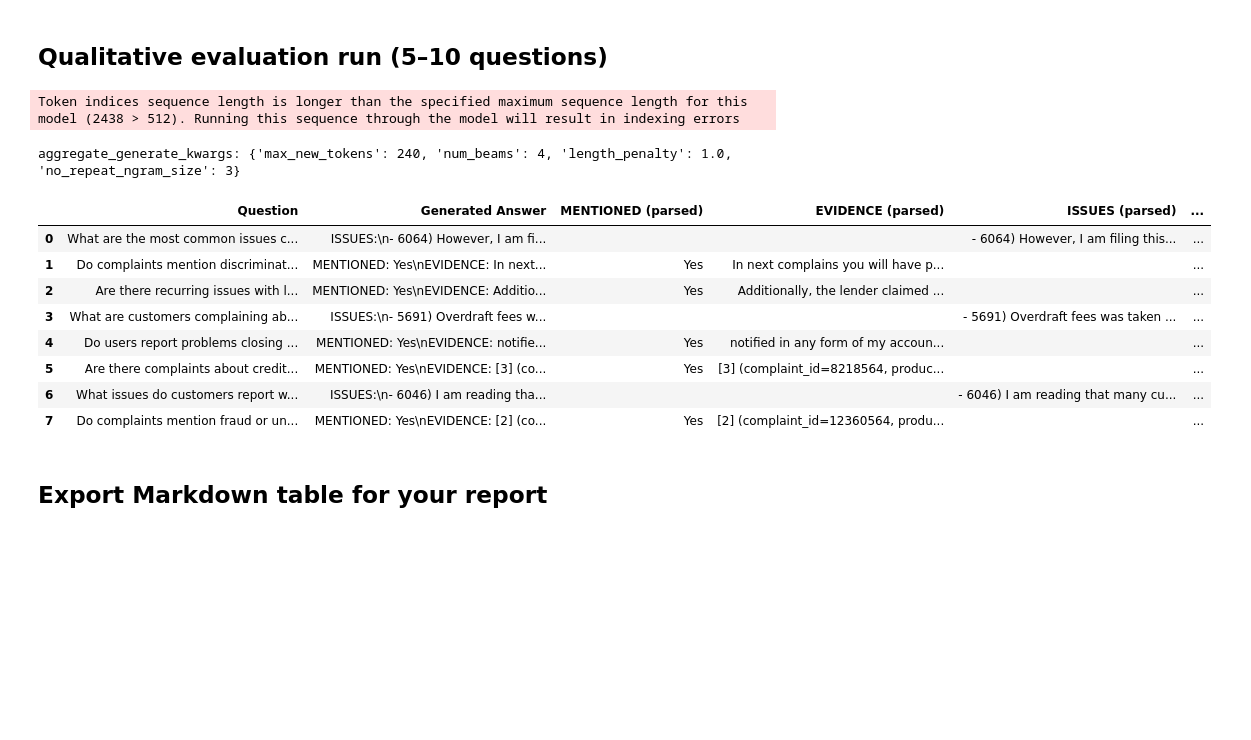
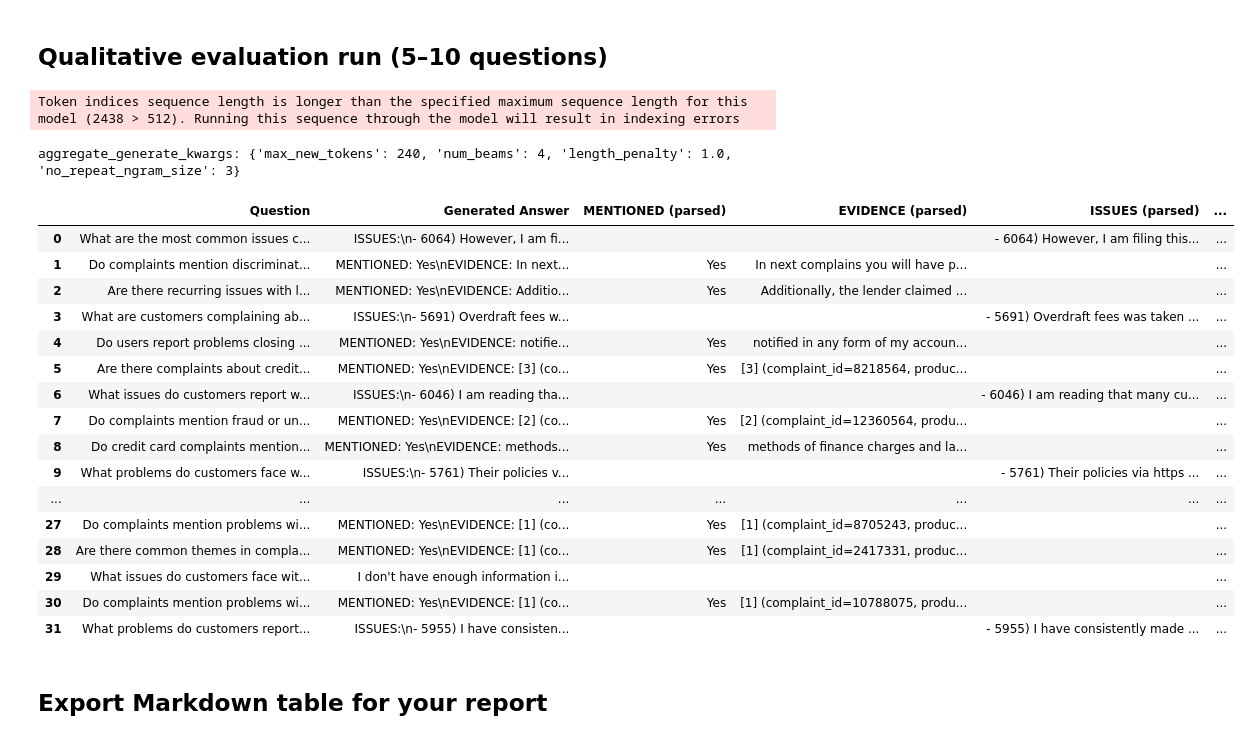
Before and after one commit to Moggycool/Intelligent-Complaint-Analysis, a Jupyter notebook: notebooks/03_task3_rag_evaluation.ipynb, the cells around one changed output. Drawn from its saved outputs; the diff is of its cells as text; code cells hidden in the pictures; blank space fills up the shorter version.

```diff
--- a/notebooks/03_task3_rag_evaluation.ipynb
+++ b/notebooks/03_task3_rag_evaluation.ipynb
@@ -134,6 +135,31 @@ questions = [
     "Are there complaints about credit reporting errors or incorrect delinquency reporting?",
     "What issues do customers report with customer service responsiveness?",
     "Do complaints mention fraud or unauthorized transactions?",
+    "Do credit card complaints mention late fees being charged even when payments were on time? Provide evidence.",
+    "What problems do customers face when trying to dispute charges or transactions?",
+    "Are there common themes in complaints about mortgage servicing or foreclosure processes?",
+    "What issues do customers report regarding identity theft protection services?",
+    "Do complaints mention problems with mobile banking apps or online account access?",
+    "Are there recurring complaints about billing errors or incorrect statements?",
+    "What issues do customers face with rewards programs or cashback offers?",
+    "Are there complaints about difficulties in reaching customer support via phone or email?",
+    "What problems do customers report regarding credit limit increases or decreases?",
+    "Do complaints mention issues with account freezes or holds?",
+    "Are there common themes in complaints about student loan servicing?",
+    "What issues do customers report with wire transfers or international transactions?",
+    "Do complaints mention problems with automatic payments or recurring billing?",
+    "Are there recurring complaints about account security or data breaches?",
+    "What issues do customers face with payment processing delays?",
+    "Do complaints mention difficulties in understanding terms and conditions?",
+    "What problems do customers report regarding financial hardship programs?",
+    "Are there complaints about difficulties in disputing fraudulent charges?",
+    "What issues do customers report with account statements or transaction histories?",
+    "Do complaints mention problems with customer loyalty programs or perks?",
+    "Are there common themes in complaints about credit counseling services?",
+    "What issues do customers face with overdraft protection services?",
+    "Do complaints mention problems with account verification or identity checks?",
+    "What problems do customers report regarding late payment notifications?",
+
 ]
 
 # (Optional but recommended) quick sanity check that you reloaded the patched pipeline
@@ -145,33 +171,41 @@ rag_results = []
 for q in questions:
     # If you kept my updated rag_pipeline.py, it can auto-apply dynamic_k when k=None.
     # But leaving your explicit dynamic_k call is perfectly fine.
     kq = dynamic_k(q, base_k=rag.k)
     rag_results.append(rag.answer(q, k=kq, return_prompt=False))
 
 results_for_eval: List[Dict[str, Any]] = [
     {"question": r.question, "answer": r.answer, "sources": r.sources}
     for r in rag_results
 ]
 
 df = evaluate_responses(results_for_eval)
 
 df_eval = df.copy()
 df_eval["qualitative_feedback"] = ""
 
 display(df_eval)
 # df_eval.to_csv("processed/task3_eval.csv", index=False)
 # %% [output]
 Token indices sequence length is longer than the specified maximum sequence length for this model (2438 > 512). Running this sequence through the model will result in indexing errors
 aggregate_generate_kwargs: {'max_new_tokens': 240, 'num_beams': 4, 'length_penalty': 1.0, 'no_repeat_ngram_size': 3}
 |  | Question | Generated Answer | MENTIONED (parsed) | EVIDENCE (parsed) | ISSUES (parsed) | ... |
 | 0 | What are the most common issues c... | ISSUES:\n- 6064) However, I am fi... |  |  | - 6064) However, I am filing this... | ... |
 | 1 | Do complaints mention discriminat... | MENTIONED: Yes\nEVIDENCE: In next... | Yes | In next complains you will have p... |  | ... |
 | 2 | Are there recurring issues with l... | MENTIONED: Yes\nEVIDENCE: Additio... | Yes | Additionally, the lender claimed ... |  | ... |
 | 3 | What are customers complaining ab... | ISSUES:\n- 5691) Overdraft fees w... |  |  | - 5691) Overdraft fees was taken ... | ... |
 | 4 | Do users report problems closing ... | MENTIONED: Yes\nEVIDENCE: notifie... | Yes | notified in any form of my accoun... |  | ... |
 | 5 | Are there complaints about credit... | MENTIONED: Yes\nEVIDENCE: [3] (co... | Yes | [3] (complaint_id=8218564, produc... |  | ... |
 | 6 | What issues do customers report w... | ISSUES:\n- 6046) I am reading tha... |  |  | - 6046) I am reading that many cu... | ... |
 | 7 | Do complaints mention fraud or un... | MENTIONED: Yes\nEVIDENCE: [2] (co... | Yes | [2] (complaint_id=12360564, produ... |  | ... |
+| 8 | Do credit card complaints mention... | MENTIONED: Yes\nEVIDENCE: methods... | Yes | methods of finance charges and la... |  | ... |
+| 9 | What problems do customers face w... | ISSUES:\n- 5761) Their policies v... |  |  | - 5761) Their policies via https ... | ... |
+| ... | ... | ... | ... | ... | ... | ... |
+| 27 | Do complaints mention problems wi... | MENTIONED: Yes\nEVIDENCE: [1] (co... | Yes | [1] (complaint_id=8705243, produc... |  | ... |
+| 28 | Are there common themes in compla... | MENTIONED: Yes\nEVIDENCE: [1] (co... | Yes | [1] (complaint_id=2417331, produc... |  | ... |
+| 29 | What issues do customers face wit... | I don't have enough information i... |  |  |  | ... |
+| 30 | Do complaints mention problems wi... | MENTIONED: Yes\nEVIDENCE: [1] (co... | Yes | [1] (complaint_id=10788075, produ... |  | ... |
+| 31 | What problems do customers report... | ISSUES:\n- 5955) I have consisten... |  |  | - 5955) I have consistently made ... | ... |
 # %% [markdown]
 ## Export Markdown table for your report
 # %%
```
Also changed, not shown: parts of 3 cells of this notebook.
